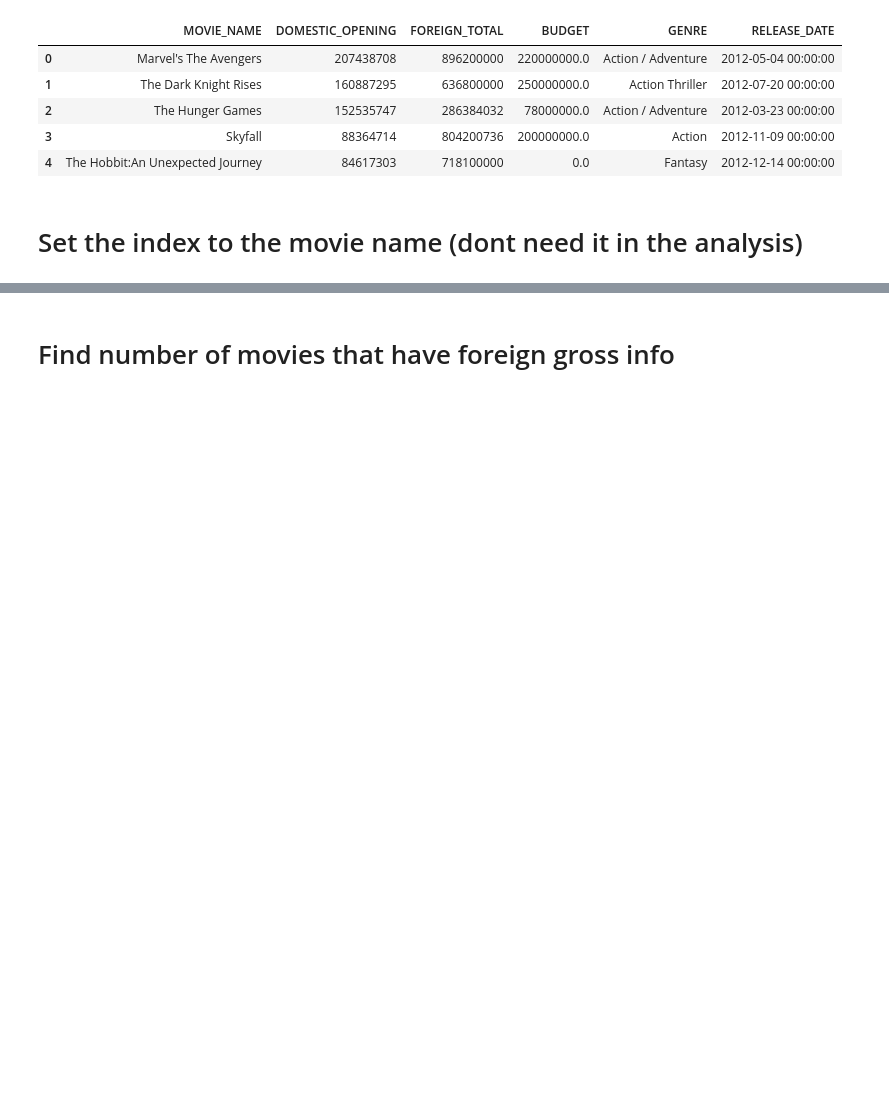
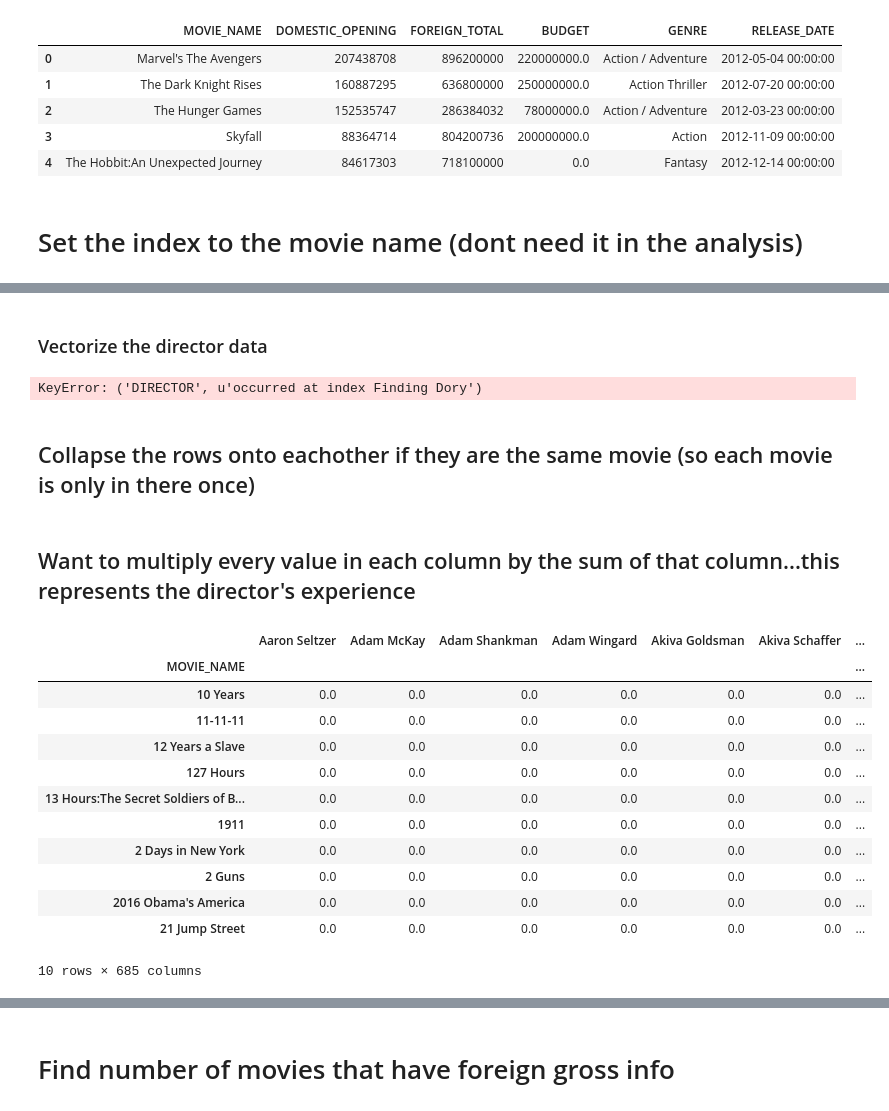
Before and after one commit to wccosby/Project_Luther, a Jupyter notebook: initial_analysis.ipynb, the cells around one changed output, grey strips where cells are left out. Saved outputs shown, nothing was run; the diff lists cells and outputs as text; code cells hidden in the pictures; blank space fills up the shorter version.

Commit message:
vectorizing and summing team experience

```diff
--- a/initial_analysis.ipynb
+++ b/initial_analysis.ipynb
@@ -74,0 +65,5 @@ movie_data_raw = movie_data_raw.set_index(['MOVIE_NAME'])
+# %%
+director_data = director_data_raw.set_index(['MOVIE_NAME'])
+writer_data = writer_data_raw.set_index(['MOVIE_NAME'])
+actor_data = actor_data_raw.set_index(['MOVIE_NAME'])
+producer_data = producer_data_raw.set_index(['MOVIE_NAME'])
@@ -74,0 +80,2 @@ movie_data_raw = movie_data_raw.set_index(['MOVIE_NAME'])
+# %% [markdown]
+### Vectorize the director data
@@ -74,0 +92,7 @@ movie_data_raw = movie_data_raw.set_index(['MOVIE_NAME'])
+# %%
+director_data = director_data.apply(vectorize_people,axis=1).fillna(0)
+writer_data = writer_data.apply(vectorize_people,axis=1).fillna(0)
+producer_data = producer_data.apply(vectorize_people,axis=1).fillna(0)
+actor_data = actor_data.apply(vectorize_people,axis=1).fillna(0)
+# %% [output]
+KeyError: ('DIRECTOR', u'occurred at index Finding Dory')
@@ -74,0 +101,29 @@ movie_data_raw = movie_data_raw.set_index(['MOVIE_NAME'])
+# %% [markdown]
+## Collapse the rows onto eachother if they are the same movie (so each movie is only in there once)
+# %%
+director_data_collapsed = director_data.groupby(director_data.index).sum()
+# %% [markdown]
+## Want to multiply every value in each column by the sum of that column...this represents the director's experience
+# %%
+def sum_exp(row):
+    row = row*row.sum(axis=0)
+    return pd.Series(row)
+# %%
+director_data_transpose = director_data_collapsed.transpose()
+director_data_transpose_summed = director_data_transpose.apply(sum_exp,axis=1)
+director_data = director_data_transpose_summed.transpose()
+# director_data.head(10)
+# %% [output]
+|  | Aaron Seltzer | Adam McKay | Adam Shankman | Adam Wingard | Akiva Goldsman | Akiva Schaffer | ... |
+| MOVIE_NAME |  |  |  |  |  |  | ... |
+| 10 Years | 0.0 | 0.0 | 0.0 | 0.0 | 0.0 | 0.0 | ... |
+| 11-11-11 | 0.0 | 0.0 | 0.0 | 0.0 | 0.0 | 0.0 | ... |
+| 12 Years a Slave | 0.0 | 0.0 | 0.0 | 0.0 | 0.0 | 0.0 | ... |
+| 127 Hours | 0.0 | 0.0 | 0.0 | 0.0 | 0.0 | 0.0 | ... |
+| 13 Hours:The Secret Soldiers of B... | 0.0 | 0.0 | 0.0 | 0.0 | 0.0 | 0.0 | ... |
+| 1911 | 0.0 | 0.0 | 0.0 | 0.0 | 0.0 | 0.0 | ... |
+| 2 Days in New York | 0.0 | 0.0 | 0.0 | 0.0 | 0.0 | 0.0 | ... |
+| 2 Guns | 0.0 | 0.0 | 0.0 | 0.0 | 0.0 | 0.0 | ... |
+| 2016 Obama's America | 0.0 | 0.0 | 0.0 | 0.0 | 0.0 | 0.0 | ... |
+| 21 Jump Street | 0.0 | 0.0 | 0.0 | 0.0 | 0.0 | 0.0 | ... |
+10 rows × 685 columns
```
Also changed, not shown: parts of 17 cells of this notebook.
